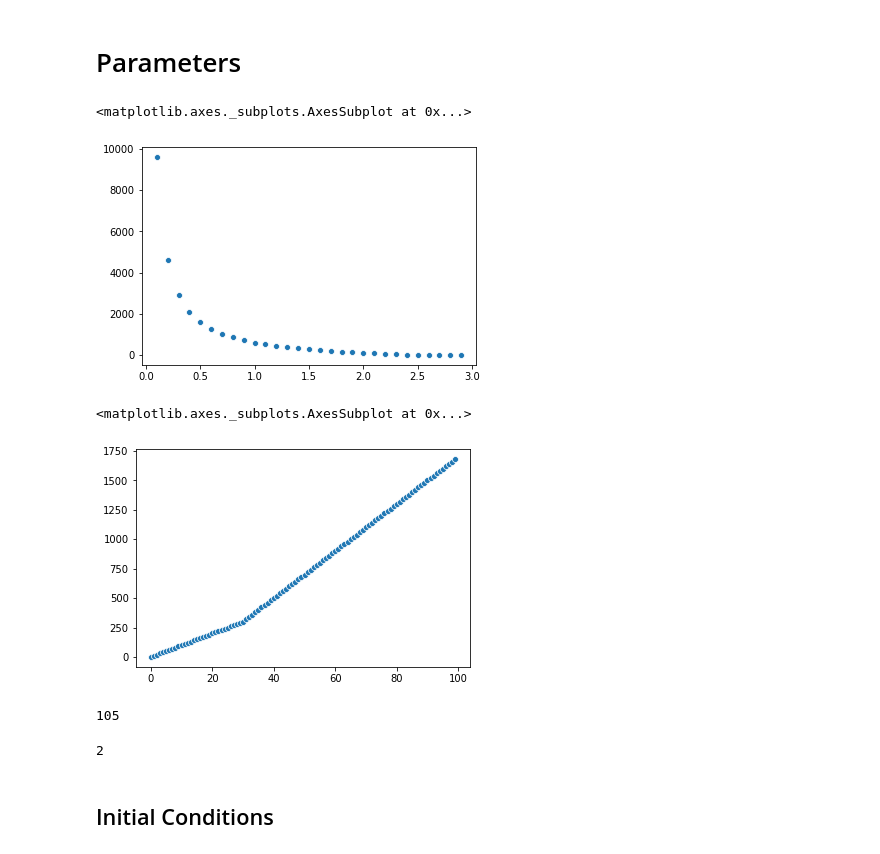
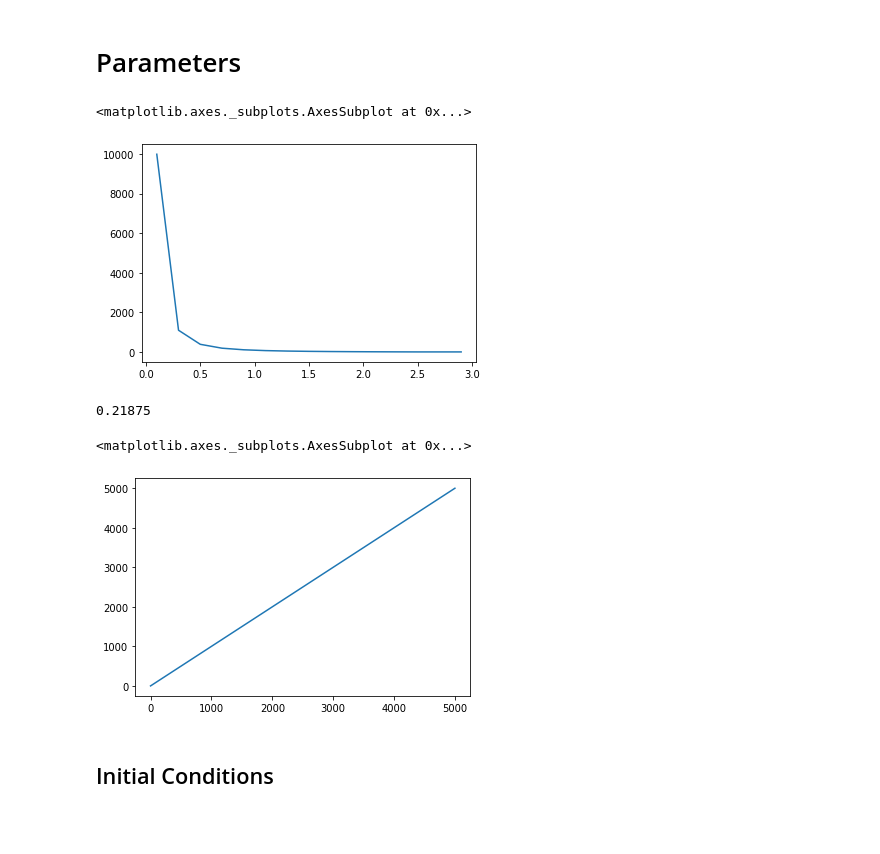
Before and after one commit to blakeelias/pandemic_RL, a Jupyter notebook: code/Cost_Functions.ipynb, the cells around one changed output. Cells and saved outputs as stored; diff of their text form; code cells hidden in the pictures; blank space fills up the shorter version.

Commit message:
Improvements to value iteration, cost functions and probability distribution

```diff
--- a/code/Cost_Functions.ipynb
+++ b/code/Cost_Functions.ipynb
@@ -30,32 +63,54 @@ def cost_of_r(r, power=power, scale_factor=scale_factor):
 # %%
-rs = np.arange(0.1, 3.0, 0.1)
+rs = np.arange(0.1, 3.1, 0.2)
 costs_of_r = [cost_of_r(r) for r in rs]
-sns.scatterplot(x=rs, y=costs_of_r)
+sns.lineplot(x=rs, y=costs_of_r)
 # %% [output]
 <matplotlib.axes._subplots.AxesSubplot at 0x...>
-[figure, old version]
+[figure, new version]
-# %%
-def cost_of_n(n, slope1=cost_per_hospital_visit, slope2=cost_per_hospital_deprived_case, capacity=hospital_capacity):
-    if n <= 0:
-        return 0
-    elif n <= capacity:
-        return n * slope1
-    else:
-        return capacity * slope1 + (n - capacity) * slope2
+# %%
+cost_of_r(1.0) / cost_of_r(0.5)
+# %% [output]
+0.21875
+# %%
+# Cost of N (number of cases)
+# assume cost of someone getting sick is $40,000
+
+'''fraction_need_hospital = 0.04
+cost_per_hospital_visit = 50000
+cost_per_death = 1e6
+
+# cost_of_n(n) == n
+# cost_of_r(1.0) == cost_of_n(100) == 100
+
+hospital_capacity = 25 # 5% of population #  20000
+
+death_rate_hospital = 0.25
+death_rate_neglected = 0.9'''
+
+
+def cost_of_n(n):
+    if n <= 0:
+        return 0
+    else:
+        return n
+
+    '''    num_need_hospital = n * fraction_need_hospital
+        num_hospital = min(num_need_hospital, hospital_capacity)
+        num_neglected = num_need_hospital - num_hospital
+        num_deaths = num_neglected * death_rate_neglected + num_hospital * death_rate_hospital
+
+        return cost_per_hospital_visit * num_hospital + cost_per_death * num_deaths '''
 # %%
 ns = list(range(num_population))
-     #sum([list(range(100*i, 100*(i+1), i+1)) for i in range(10)], []) + \
+     # sum([list(range(100*i, 100*(i+1), i+1)) for i in range(5)], []) # + \
      # sum([list(range(1000*i, 1000*(i+1), (i+1)*10)) for i in range(1, 10)], []) + \
-     # sum([list(range(10000*i, 10000*(i+1), (i+1)*100)) for i in range(1, 10)], [])
+     #sum([list(range(10000*i, 10000*(i+1), (i+1)*100)) for i in range(1, 10)], [])
+#
 costs_of_n = [cost_of_n(n) for n in ns]
-sns.scatterplot(x=ns, y=costs_of_n)
+sns.lineplot(x=ns, y=costs_of_n)
 # %% [output]
 <matplotlib.axes._subplots.AxesSubplot at 0x...>
-[figure, old version]
+[figure, new version]
-# %%
-np.random.default_rng().poisson(lam=100)
-# %% [output]
-105
 # %%
 def find_nearest(array, value):
     array = np.asarray(array)
@@ -84,7 +160,3 @@ def step(state, action):
-# %%
-np.random.negative_binomial(5, 0.5)
-# %% [output]
-2
 # %% [markdown]
 ## Initial Conditions
 # %% [markdown]
```
Also changed, not shown: parts of 27 cells of this notebook.
